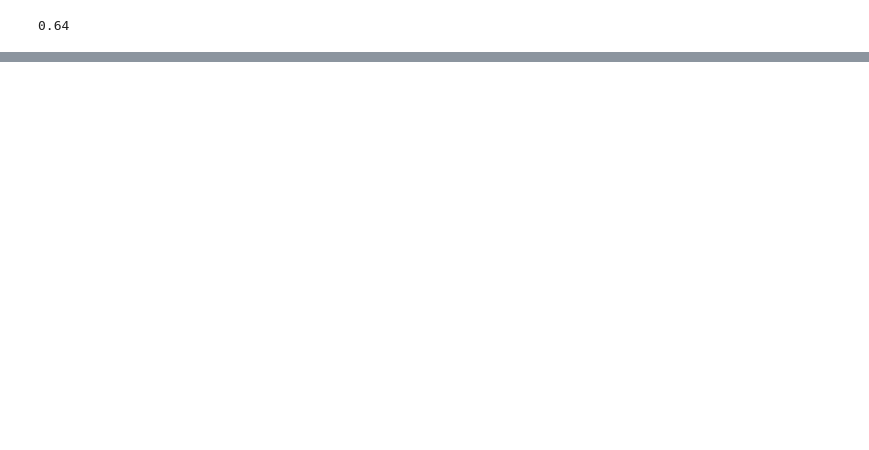
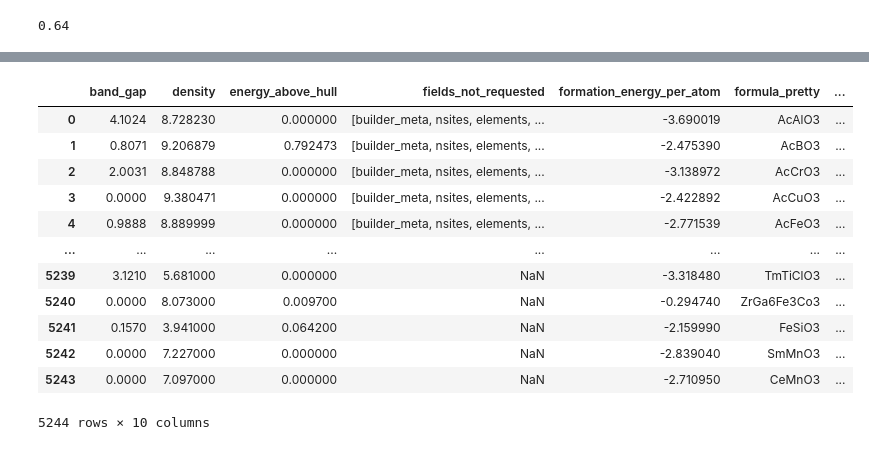
Before and after one commit to nortjo87/matproj, a Jupyter notebook: pilania/test.ipynb, the cells around one changed output, grey strips where cells are left out. Cells and saved outputs as stored; diff of their text form; code cells hidden in the pictures; blank space fills up the shorter version.

```diff
--- a/pilania/test.ipynb
+++ b/pilania/test.ipynb
@@ -15,10 +14,12 @@ with MPRester("6CO1jn2jJUru33xfX27JSfuiWfQIfdNu") as mpr:
 # %%
 # Filter only perovskite-like
 from pymatgen.symmetry.analyzer import SpacegroupAnalyzer
-filtered = []
+filteredPm = []
 for entry in data:
     sga = SpacegroupAnalyzer(entry.structure)
     if "perovskite" in sga.get_crystal_system().lower() or entry.formula_pretty.endswith("O3"):
-        filtered.append(entry)
+        filteredPm.append(entry)
 # %%
-len(filtered)
+import pandas as pd
+rows = [item.dict() for item in filteredPm]
+dfPM = pd.DataFrame(rows)
@@ -68,0 +95,28 @@ AttributeError: 'MPDataDoc' object has no attribute 'formulation_energy_per_atom
+# %%
+import pandas as pd
+
+# Contoh daftar kolom
+cols_MP = ['formula_pretty', 'density', 'symmetry', 'material_id', 'structure',
+            'formation_energy_per_atom', 'energy_above_hull', 'band_gap',
+            'theoretical', 'fields_not_requested']
+
+cols_JARVIS = ['jid', 'formula', 'band_gap', 'formation_energy_per_atom',
+                'energy_above_hull', 'structure_dict', 'symmetry', 'density']
+
+# Misal dfMP dan dfJarvis sudah ada
+# dfMP = pd.DataFrame(...), dfJarvis = pd.DataFrame(...)
+
+# Samakan nama kolom yang maknanya identik
+dfJarvis_renamed = df.rename(columns={
+    'jid': 'material_id',
+    'formula': 'formula_pretty',
+    'structure_dict': 'structure'
+})
+
+# Gabungkan
+df_combined = pd.concat([dfPM, dfJarvis_renamed], ignore_index=True, sort=False)
+
+# Urutkan kolom biar rapi (opsional)
+df_combined = df_combined.reindex(sorted(df_combined.columns), axis=1)
+
+print(df_combined.head())
@@ -68,0 +141,16 @@ AttributeError: 'MPDataDoc' object has no attribute 'formulation_energy_per_atom
+# %%
+df_combined
+# %% [output]
+|  | band_gap | density | energy_above_hull | fields_not_requested | formation_energy_per_atom | formula_pretty | ... |
+| 0 | 4.1024 | 8.728230 | 0.000000 | [builder_meta, nsites, elements, ... | -3.690019 | AcAlO3 | ... |
+| 1 | 0.8071 | 9.206879 | 0.792473 | [builder_meta, nsites, elements, ... | -2.475390 | AcBO3 | ... |
+| 2 | 2.0031 | 8.848788 | 0.000000 | [builder_meta, nsites, elements, ... | -3.138972 | AcCrO3 | ... |
+| 3 | 0.0000 | 9.380471 | 0.000000 | [builder_meta, nsites, elements, ... | -2.422892 | AcCuO3 | ... |
+| 4 | 0.9888 | 8.889999 | 0.000000 | [builder_meta, nsites, elements, ... | -2.771539 | AcFeO3 | ... |
+| ... | ... | ... | ... | ... | ... | ... | ... |
+| 5239 | 3.1210 | 5.681000 | 0.000000 | NaN | -3.318480 | TmTiClO3 | ... |
+| 5240 | 0.0000 | 8.073000 | 0.009700 | NaN | -0.294740 | ZrGa6Fe3Co3 | ... |
+| 5241 | 0.1570 | 3.941000 | 0.064200 | NaN | -2.159990 | FeSiO3 | ... |
+| 5242 | 0.0000 | 7.227000 | 0.000000 | NaN | -2.839040 | SmMnO3 | ... |
+| 5243 | 0.0000 | 7.097000 | 0.000000 | NaN | -2.710950 | CeMnO3 | ... |
+5244 rows × 10 columns
```
Also changed, not shown: parts of 14 cells of this notebook, 1 other file.
